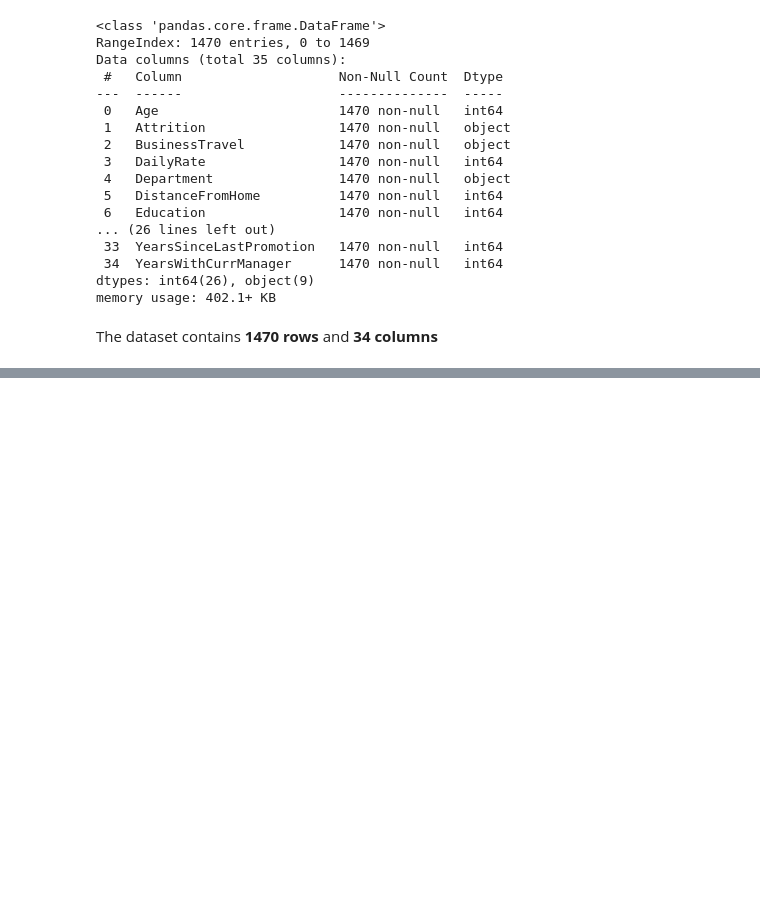
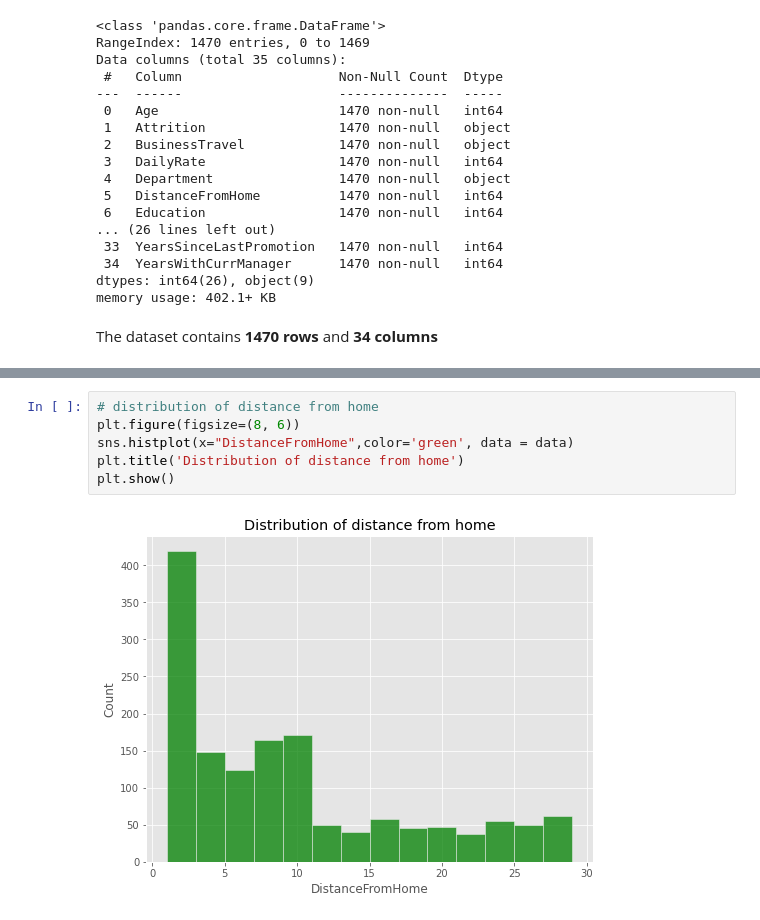
Before and after one commit to franciskyalo/employee_attrition, a Jupyter notebook: employee_attrition.ipynb, the cells around one changed output, grey strips where cells are left out. Cells and saved outputs as stored; diff of their text form; blank space fills up the shorter version.

```diff
--- a/employee_attrition.ipynb
+++ b/employee_attrition.ipynb
@@ -66,0 +105,8 @@ The dataset contains **1470 rows** and **34 columns**
+# %%
+# distribution of distance from home
+plt.figure(figsize=(8, 6))
+sns.histplot(x="DistanceFromHome",color='green', data = data)
+plt.title('Distribution of distance from home')
+plt.show()
+# %% [output]
+[figure, added]
```
Also changed, not shown: parts of 9 cells of this notebook.
